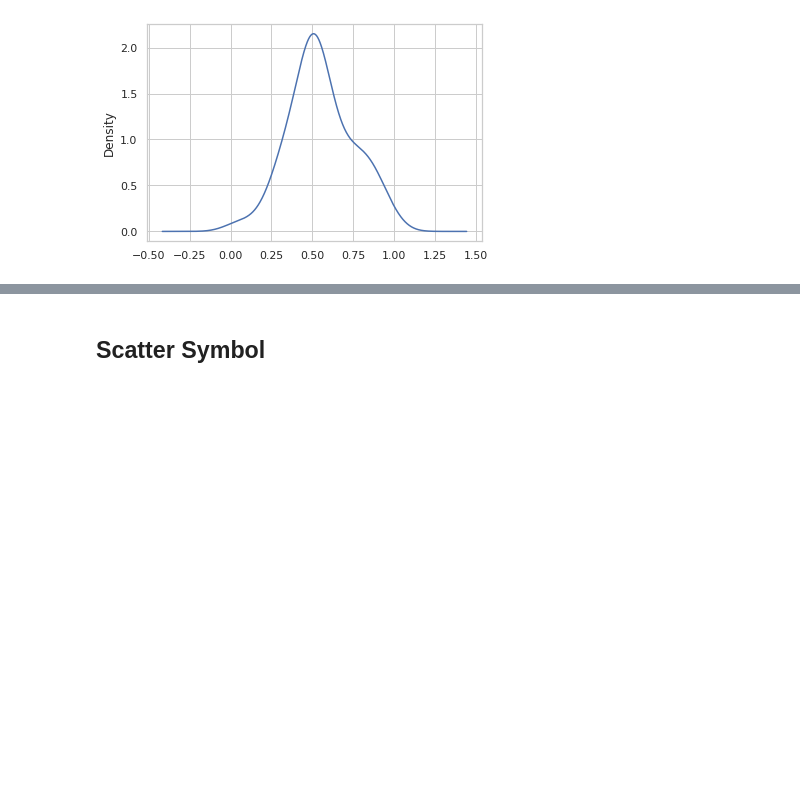
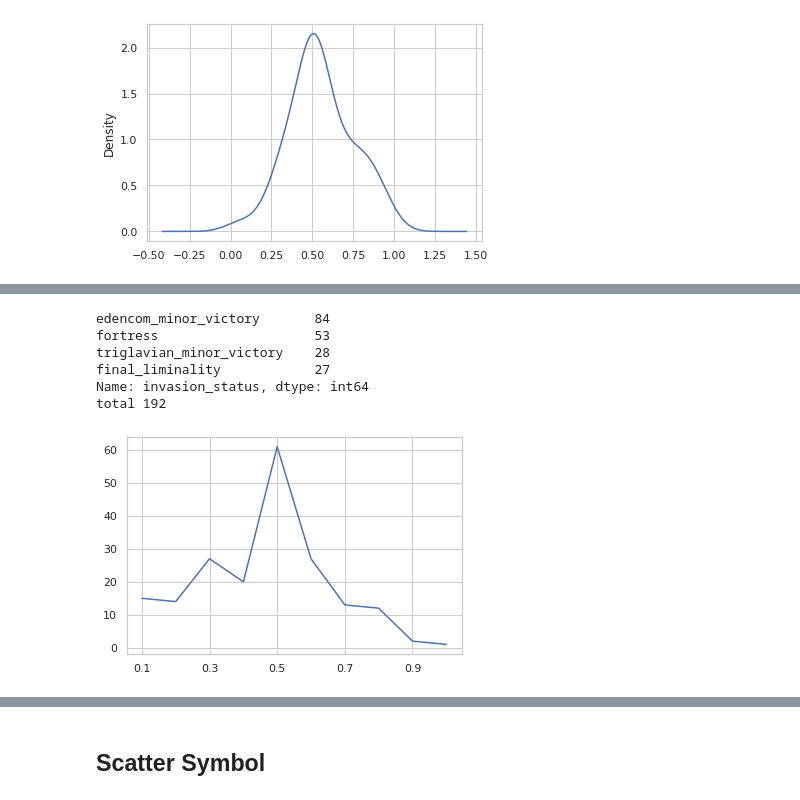
Before and after one commit to jrslagle/EVE-Triglavian-Invasions, a Jupyter notebook: EVE Stars & Incursions.ipynb, the cells around one changed output, grey strips where cells are left out. Saved outputs shown, nothing was run; the diff lists cells and outputs as text; code cells hidden in the pictures; blank space fills up the shorter version.

```diff
--- a/EVE Stars & Incursions.ipynb
+++ b/EVE Stars & Incursions.ipynb
@@ -1613,0 +1623,18 @@ pd.read_csv(names=)
+# %%
+# The counts of each severity of invasion.
+# The actual order from we're winning to they're winning goes
+# edencom_minor_victory > triglavian_minor_victory > fortress > final_liminality
+print(star_data.invasion_status.value_counts())
+print('total',star_data.invasion_status.value_counts().sum())
+# %% [output]
+edencom_minor_victory       84
+fortress                    53
+triglavian_minor_victory    28
+final_liminality            27
+Name: invasion_status, dtype: int64
+total 192
+# %%
+# The distribution of invasions vs security status
+invasion_data.system_security.value_counts().sort_index().plot();
+# %% [output]
+[figure, added]
```
Also changed, not shown: parts of 83 cells of this notebook, 1 other file.
